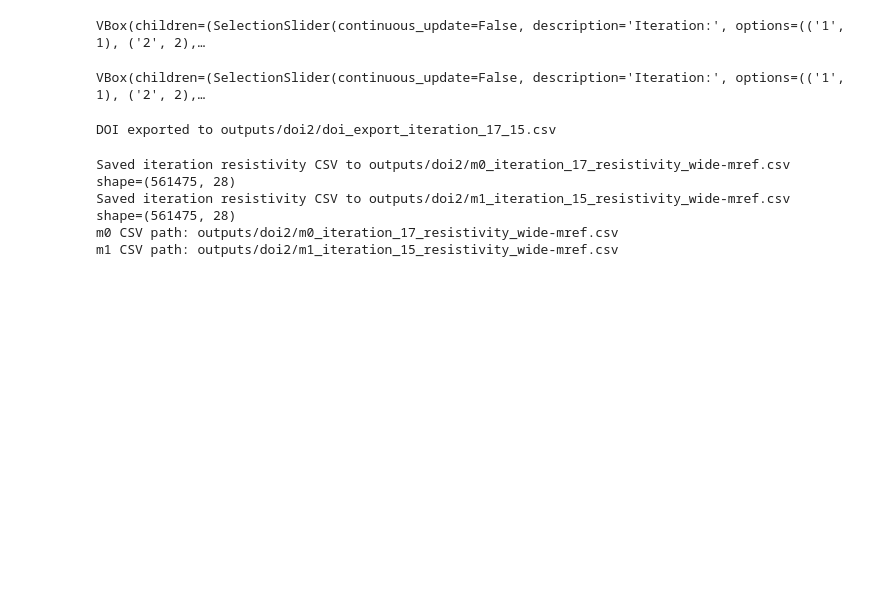
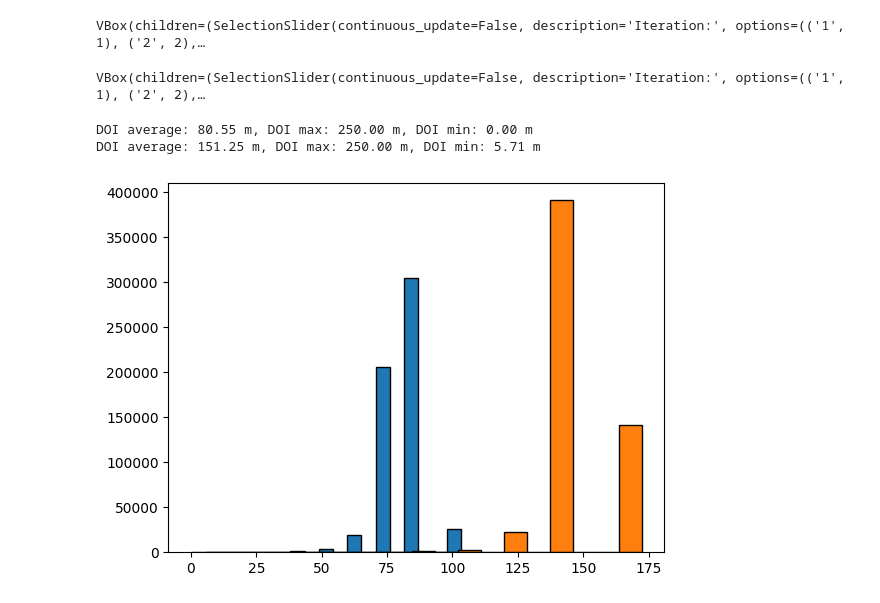
Before and after one commit to emgeolab/alberta_atem, a Jupyter notebook: notebooks/07.calculate_doi.ipynb, the cells around one changed output. Saved outputs shown, nothing was run; the diff lists cells and outputs as text; code cells hidden in the pictures; blank space fills up the shorter version.

```diff
--- a/notebooks/05.calculate_doi.ipynb
+++ b/notebooks/07.calculate_doi.ipynb
@@ -136,9 +132,9 @@ data_rerr = (
 start_channel:int = 3
 end_channel:int = 25
 # %%
-criteria_rerr: float = 0.05  # Select binned data having high std.
+criteria_rerr: float = 0.04  # Select binned data having high std.
 criteria_uncertainty: float = (
-    0.05  # Select how much uncertainty will be used for normalization.
+    0.04  # Select how much uncertainty will be used for normalization.
 )
 
 channel_id = np.tile(np.arange(data_.shape[1]), (data_.shape[0], 1))
@@ -636,15 +646,39 @@ VBox(
 )
 # %% [output]
 VBox(children=(SelectionSlider(continuous_update=False, description='Iteration:', options=(('1', 1), ('2', 2),…
+# %%
+def plot_doi_histogram(i_iteration1, i_iteration2, threshold=0.1):
+    summary1 = get_iteration_summary(m0, i_iteration1)
+    summary2 = get_iteration_summary(m1, i_iteration2)
+
+    rho_layers1 = summary1["rho_layers"]
+    rho_layers2 = summary2["rho_layers"]
+
+    doi_ind = doi_index(rho_layers1.T, rho_layers2.T, 10, 30)
+    tmp, doi_idx = get_doi_from_index(doi_ind, hz, threshold=threshold, maximum_doi=250)
+    print(f"DOI average: {np.mean(tmp):.2f} m, DOI max: {np.max(tmp):.2f} m, DOI min: {np.min(tmp):.2f} m")
+    plt.hist(
+        tmp,
+        bins=np.linspace(np.percentile(tmp,0), np.percentile(tmp,99), 20),
+        edgecolor='black'
+    )
+
+plot_doi_histogram(17, 15, threshold=0.1)
+plot_doi_histogram(17, 15, threshold=0.7)
+# %% [output]
+DOI average: 80.55 m, DOI max: 250.00 m, DOI min: 0.00 m
+DOI average: 151.25 m, DOI max: 250.00 m, DOI min: 5.71 m
+[figure, added]
 # %%
-def export_doi_csv(i_iteration1, i_iteration2, m_ref1, m_ref2):
+def export_doi_csv(i_iteration1, i_iteration2, m_ref1, m_ref2, threshold, prefix=None):
     summary1 = get_iteration_summary(m0, i_iteration1)
     summary2 = get_iteration_summary(m1, i_iteration2)
     rho_layers1 = summary1["rho_layers"]
     rho_layers2 = summary2["rho_layers"]
 
     doi_ind = doi_index(rho_layers1.T, rho_layers2.T, m_ref1, m_ref2)
-    tmp, doi_idx = get_doi_from_index(doi_ind, hz, threshold=0.1, maximum_doi=250)
+    tmp, doi_idx = get_doi_from_index(doi_ind, hz, threshold=threshold, maximum_doi=250)
+    print(f"DOI average: {np.mean(tmp):.2f} m, DOI max: {np.max(tmp):.2f} m, DOI min: {np.min(tmp):.2f} m")
     doi_array = - tmp + inp.topography[:, 2]
 
     out_df = pd.DataFrame(
@@ -656,12 +690,11 @@ def export_doi_csv(i_iteration1, i_iteration2, m_ref1, m_ref2):
             "DOI_Index": doi_idx
         }
     )
-    out_df.to_csv(f"outputs/doi2/doi_export_iteration_{i_iteration1}_{i_iteration2}.csv", index=False)
+    if prefix:
+        out_df.to_csv(f"outputs/doi2/doi_{prefix}_export_iteration_{i_iteration1}_{i_iteration2}.csv", index=False)
+    else:
+        out_df.to_csv(f"outputs/doi2/doi_export_iteration_{i_iteration1}_{i_iteration2}.csv", index=False)
     csv_path = f"outputs/doi2/doi_export_iteration_{i_iteration1}_{i_iteration2}.csv"
     print(f"DOI exported to {csv_path}")
     return csv_path
-
-doi_path = export_doi_csv(i_iteration1=17, i_iteration2=15, m_ref1=10, m_ref2=30)
-# %% [output]
-DOI exported to outputs/doi2/doi_export_iteration_17_15.csv
 # %%
@@ -718,15 +750,15 @@ def export_iteration_resistivity_csv(
     print(f"shape={out_df.shape}")
     return csv_path
 # %%
-m0_csv_path = export_iteration_resistivity_csv(m0, i_iteration=17, directory="outputs/doi2", prefix="m0", long_format=False)
-m1_csv_path = export_iteration_resistivity_csv(m1, i_iteration=15, directory="outputs/doi2", prefix="m1", long_format=False)
+print_bool:bool = False
 
-print(f"m0 CSV path: {m0_csv_path}")
-print(f"m1 CSV path: {m1_csv_path}")
+if print_bool:
+    iter1:int = 17
+    iter2:int = 15
+    m0_csv_path = export_iteration_resistivity_csv(m0, i_iteration=iter1, directory="outputs/doi2", prefix="m0", long_format=False)
+    m1_csv_path = export_iteration_resistivity_csv(m1, i_iteration=iter2, directory="outputs/doi2", prefix="m1", long_format=False)
+    doi_path_strict = export_doi_csv(i_iteration1=iter1, i_iteration2=iter2, m_ref1=10, m_ref2=30, threshold=0.1, prefix="strict")
+    doi_path = export_doi_csv(i_iteration1=iter1, i_iteration2=iter2, m_ref1=10, m_ref2=30, threshold=0.7)
+
+    print(f"m0 CSV path: {m0_csv_path}")
+    print(f"m1 CSV path: {m1_csv_path}")
-# %% [output]
-Saved iteration resistivity CSV to outputs/doi2/m0_iteration_17_resistivity_wide-mref.csv
-shape=(561475, 28)
-Saved iteration resistivity CSV to outputs/doi2/m1_iteration_15_resistivity_wide-mref.csv
-shape=(561475, 28)
-m0 CSV path: outputs/doi2/m0_iteration_17_resistivity_wide-mref.csv
-m1 CSV path: outputs/doi2/m1_iteration_15_resistivity_wide-mref.csv
```
Also changed, not shown: parts of 5 cells of this notebook, 22 other files.
